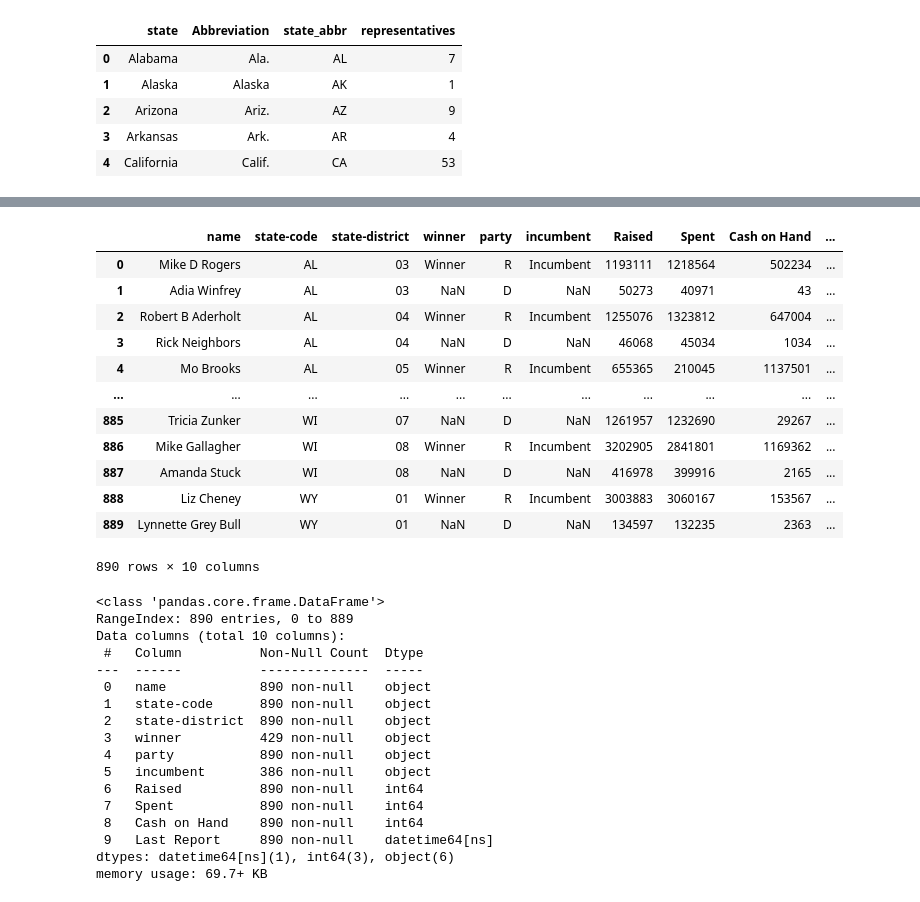
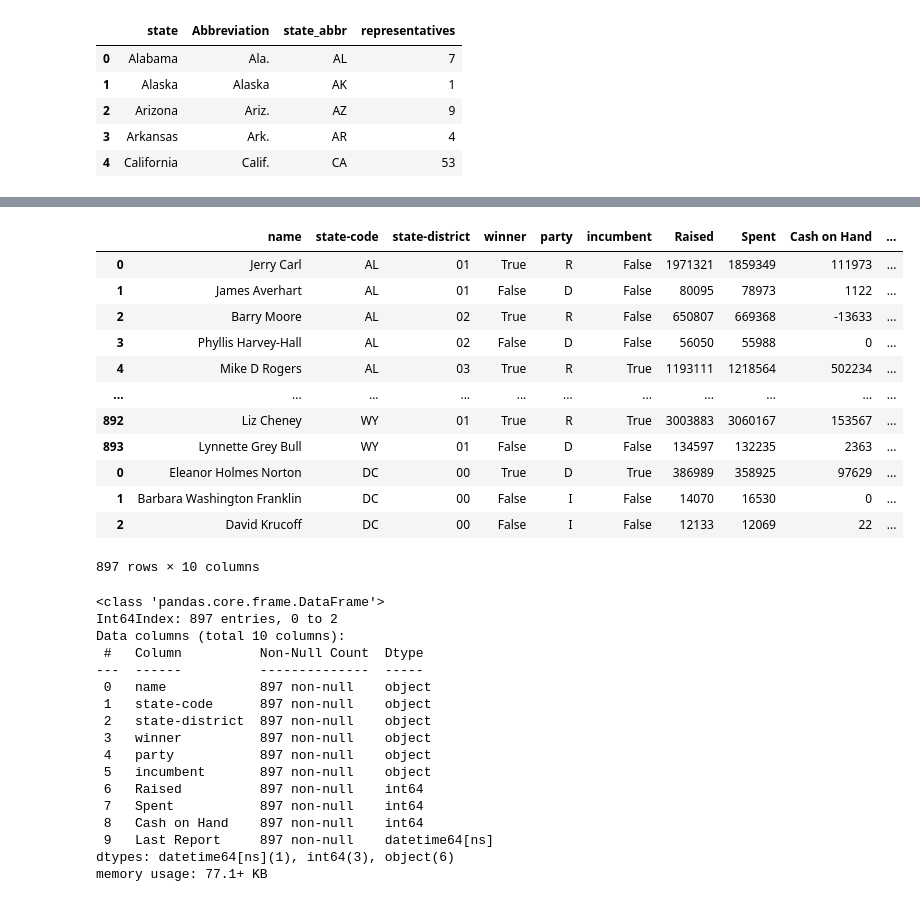
Before and after one commit to nedatahe/webscraping_open_secrets-blue-barracudas-1, a Jupyter notebook: notebooks/webscraping-project.ipynb, the cells around one changed output, grey strips where cells are left out. Saved outputs shown, nothing was run; the diff lists cells and outputs as text; code cells hidden in the pictures.

```diff
--- a/notebooks/webscraping-project.ipynb
+++ b/notebooks/webscraping-project.ipynb
@@ -318,0 +305,12 @@ base_table.head(20)
+# %%
+URL = 'https://www.opensecrets.org/races/summary?cycle=2020&id=DC00'
+response = requests.get(URL)
+type(response)
+response.status_code
+soup = BS(response.text)
+soup.find('table')
+table_html = str(soup.find('table'))
+dc_table = pd.read_html(str(soup.find('table')))[0]
+#create columns and values for them
+dc_table['state_info'] = 'DC00'
+dc_table
@@ -318,0 +322,3 @@ base_table.head(20)
+# %%
+base_table = pd.concat([base_table, dc_table])
+base_table.head(100)
@@ -319,48 +339,54 @@ base_table.head(20)
 # %%
 #clean the dataframe
 base_table['winner'] = base_table['Candidate'].str.extract('([wW]inner)')
+base_table['winner'] = base_table['winner'].replace('([wW]inner)', 'True', regex = True)
+base_table['winner']= base_table['winner'].fillna('False')
 base_table['party'] = base_table['Candidate'].str.extract('\((\w)\)')
 base_table['incumbent'] = base_table['Candidate'].str.extract('(incumbent)', flags = re.I)
+base_table['incumbent'] = base_table['incumbent'].replace('Incumbent', 'True')
+base_table['incumbent']= base_table['incumbent'].fillna('False')
 base_table['name'] = base_table['Candidate'].str.extract('(.+)\(')
 base_table['state-district'] = base_table['state_info'].str.extract('(\d{2})')
 base_table['state-district'].astype(int)
 base_table['state-code'] = base_table['state_info'].str.extract('(\D{2})')
 base_table[['Raised', 'Spent', 'Cash on Hand']] = base_table[['Raised', 'Spent', 'Cash on Hand']].replace('[\$,]', '', regex = True).astype(int)
 base_table['Last Report'] = pd.to_datetime(base_table['Last Report'])
 base_table.drop(columns = ['state_info'])
 final_table = base_table[['name', 'state-code', 'state-district', 'winner', 'party', 'incumbent', 'Raised', 'Spent', 'Cash on Hand', 'Last Report']]
+
+
 final_table
 # %% [output]
 |  | name | state-code | state-district | winner | party | incumbent | Raised | Spent | Cash on Hand | ... |
-| 0 | Mike D Rogers | AL | 03 | Winner | R | Incumbent | 1193111 | 1218564 | 502234 | ... |
-| 1 | Adia Winfrey | AL | 03 | NaN | D | NaN | 50273 | 40971 | 43 | ... |
-| 2 | Robert B Aderholt | AL | 04 | Winner | R | Incumbent | 1255076 | 1323812 | 647004 | ... |
-| 3 | Rick Neighbors | AL | 04 | NaN | D | NaN | 46068 | 45034 | 1034 | ... |
-| 4 | Mo Brooks | AL | 05 | Winner | R | Incumbent | 655365 | 210045 | 1137501 | ... |
+| 0 | Jerry Carl | AL | 01 | True | R | False | 1971321 | 1859349 | 111973 | ... |
+| 1 | James Averhart | AL | 01 | False | D | False | 80095 | 78973 | 1122 | ... |
+| 2 | Barry Moore | AL | 02 | True | R | False | 650807 | 669368 | -13633 | ... |
+| 3 | Phyllis Harvey-Hall | AL | 02 | False | D | False | 56050 | 55988 | 0 | ... |
+| 4 | Mike D Rogers | AL | 03 | True | R | True | 1193111 | 1218564 | 502234 | ... |
 | ... | ... | ... | ... | ... | ... | ... | ... | ... | ... | ... |
-| 885 | Tricia Zunker | WI | 07 | NaN | D | NaN | 1261957 | 1232690 | 29267 | ... |
-| 886 | Mike Gallagher | WI | 08 | Winner | R | Incumbent | 3202905 | 2841801 | 1169362 | ... |
-| 887 | Amanda Stuck | WI | 08 | NaN | D | NaN | 416978 | 399916 | 2165 | ... |
-| 888 | Liz Cheney | WY | 01 | Winner | R | Incumbent | 3003883 | 3060167 | 153567 | ... |
-| 889 | Lynnette Grey Bull | WY | 01 | NaN | D | NaN | 134597 | 132235 | 2363 | ... |
+| 892 | Liz Cheney | WY | 01 | True | R | True | 3003883 | 3060167 | 153567 | ... |
+| 893 | Lynnette Grey Bull | WY | 01 | False | D | False | 134597 | 132235 | 2363 | ... |
+| 0 | Eleanor Holmes Norton | DC | 00 | True | D | True | 386989 | 358925 | 97629 | ... |
+| 1 | Barbara Washington Franklin | DC | 00 | False | I | False | 14070 | 16530 | 0 | ... |
+| 2 | David Krucoff | DC | 00 | False | I | False | 12133 | 12069 | 22 | ... |
-890 rows × 10 columns
+897 rows × 10 columns
 # %%
 final_table.info()
 # %% [output]
 <class 'pandas.core.frame.DataFrame'>
-RangeIndex: 890 entries, 0 to 889
+Int64Index: 897 entries, 0 to 2
 Data columns (total 10 columns):
  #   Column          Non-Null Count  Dtype
 ---  ------          --------------  -----
- 0   name            890 non-null    object
- 1   state-code      890 non-null    object
- 2   state-district  890 non-null    object
- 3   winner          429 non-null    object
- 4   party           890 non-null    object
- 5   incumbent       386 non-null    object
- 6   Raised          890 non-null    int64
- 7   Spent           890 non-null    int64
- 8   Cash on Hand    890 non-null    int64
- 9   Last Report     890 non-null    datetime64[ns]
+ 0   name            897 non-null    object
+ 1   state-code      897 non-null    object
+ 2   state-district  897 non-null    object
+ 3   winner          897 non-null    object
+ 4   party           897 non-null    object
+ 5   incumbent       897 non-null    object
+ 6   Raised          897 non-null    int64
+ 7   Spent           897 non-null    int64
+ 8   Cash on Hand    897 non-null    int64
+ 9   Last Report     897 non-null    datetime64[ns]
 dtypes: datetime64[ns](1), int64(3), object(6)
-memory usage: 69.7+ KB
+memory usage: 77.1+ KB
```
Also changed, not shown: parts of 13 cells of this notebook.
